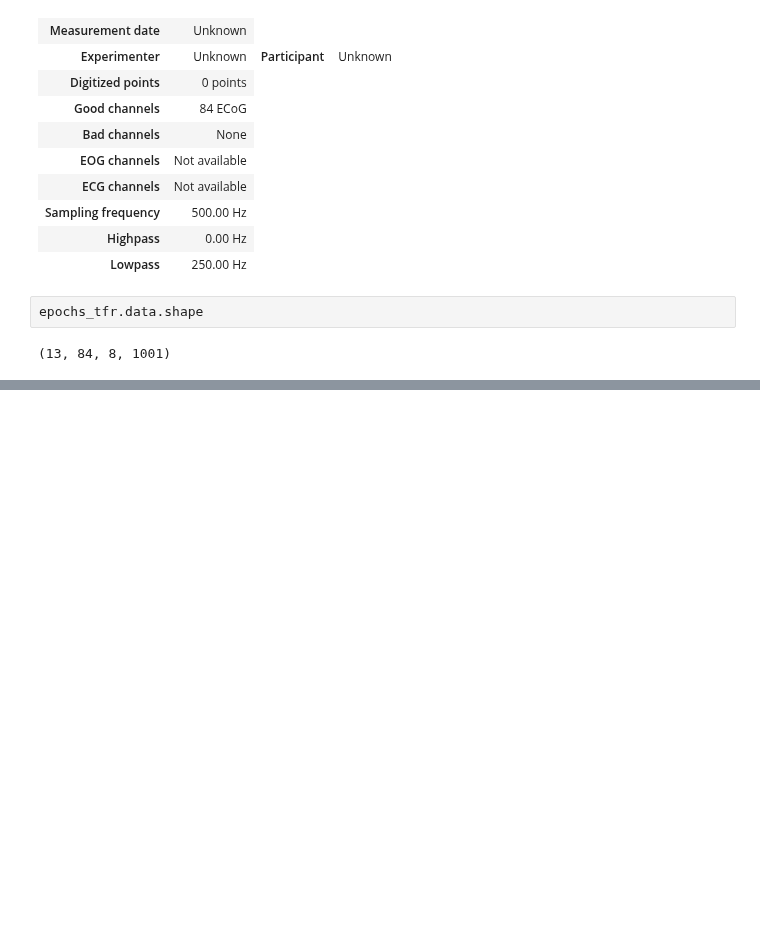
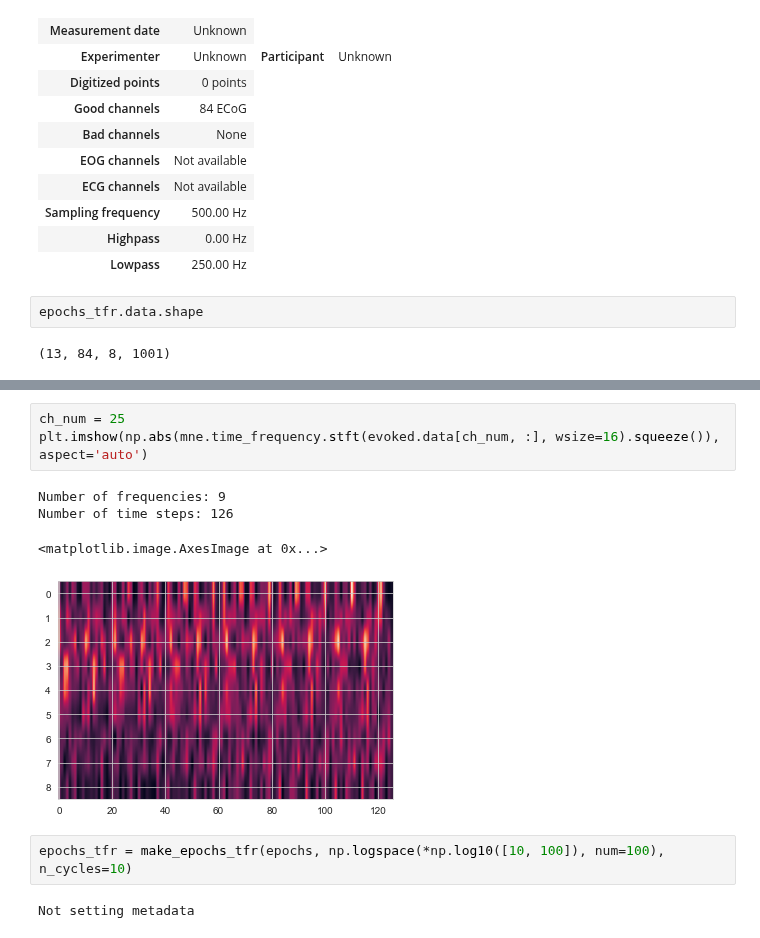
Before and after one commit to NevVerVer/Neuromatch_2022_EcoG_movements, a Jupyter notebook: pipeline/1_ecog_tfr_plots.ipynb, the cells around one changed output, grey strips where cells are left out. Saved outputs shown, nothing was run; the diff lists cells and outputs as text; blank space fills up the shorter version.

```diff
--- a/pipeline/1_ecog_tfr_plots.ipynb
+++ b/pipeline/1_ecog_tfr_plots.ipynb
@@ -83,0 +106,12 @@ avgpower = epochs_tfr.average(dim = 'epochs')
+# %%
+ch_num = 25
+plt.imshow(np.abs(mne.time_frequency.stft(evoked.data[ch_num, :], wsize=16).squeeze()), aspect='auto')
+# %% [output]
+Number of frequencies: 9
+Number of time steps: 126
+<matplotlib.image.AxesImage at 0x...>
+[figure, added]
+# %%
+epochs_tfr = make_epochs_tfr(epochs, np.logspace(*np.log10([10, 100]), num=100), n_cycles=10)
+# %% [output]
+Not setting metadata
```
Also changed, not shown: parts of 15 cells of this notebook.
